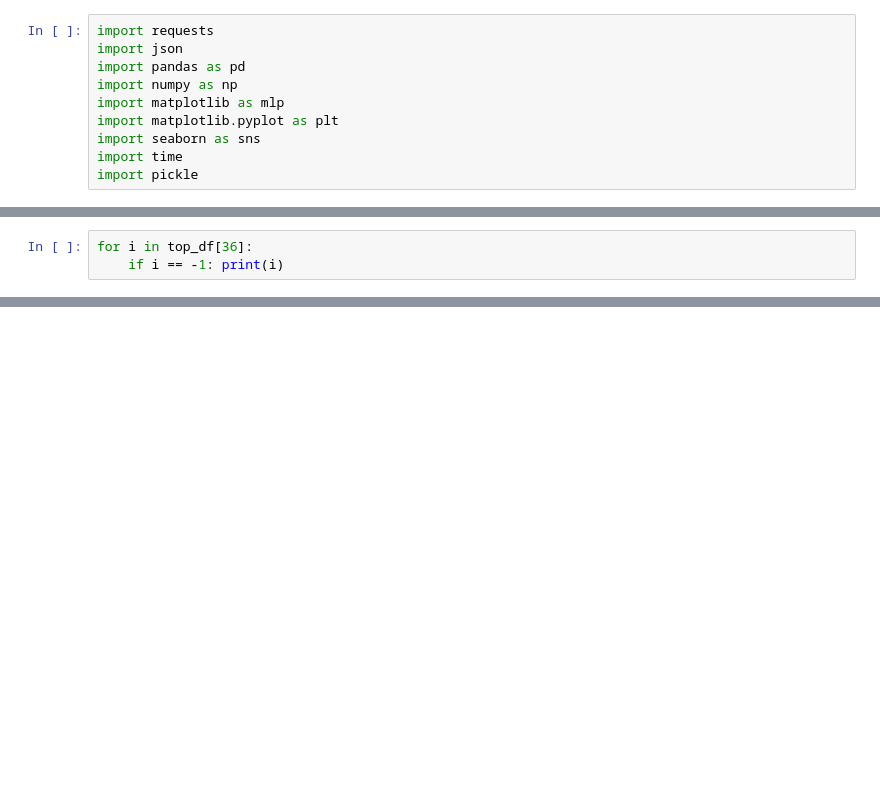
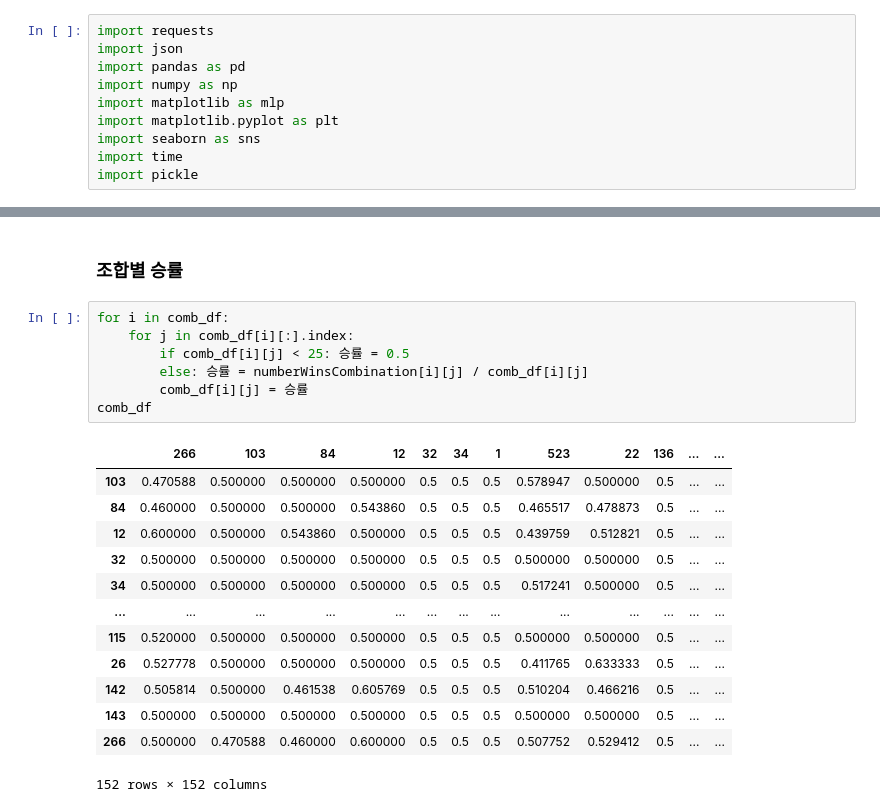
Before and after one commit to CSID-DGU/2020-2-OSSP-CP-DHL-3, a Jupyter notebook: src/jw.ipynb, the cells around one changed output, grey strips where cells are left out. Cells and saved outputs as stored; diff of their text form; blank space fills up the shorter version.

```diff
--- a/src/jw.ipynb
+++ b/src/jw.ipynb
@@ -82,3 +56,0 @@ top_df
-# %%
-for i in top_df[36]:
-    if i == -1: print(i)
@@ -86,0 +140,23 @@ top_df
+# %% [markdown]
+###  조합별 승률
+# %%
+for i in comb_df:
+    for j in comb_df[i][:].index:
+        if comb_df[i][j] < 25: 승률 = 0.5
+        else: 승률 = numberWinsCombination[i][j] / comb_df[i][j]
+        comb_df[i][j] = 승률
+comb_df
+# %% [output]
+|  | 266 | 103 | 84 | 12 | 32 | 34 | 1 | 523 | 22 | 136 | ... | ... |
+| 103 | 0.470588 | 0.500000 | 0.500000 | 0.500000 | 0.5 | 0.5 | 0.5 | 0.578947 | 0.500000 | 0.5 | ... | ... |
+| 84 | 0.460000 | 0.500000 | 0.500000 | 0.543860 | 0.5 | 0.5 | 0.5 | 0.465517 | 0.478873 | 0.5 | ... | ... |
+| 12 | 0.600000 | 0.500000 | 0.543860 | 0.500000 | 0.5 | 0.5 | 0.5 | 0.439759 | 0.512821 | 0.5 | ... | ... |
+| 32 | 0.500000 | 0.500000 | 0.500000 | 0.500000 | 0.5 | 0.5 | 0.5 | 0.500000 | 0.500000 | 0.5 | ... | ... |
+| 34 | 0.500000 | 0.500000 | 0.500000 | 0.500000 | 0.5 | 0.5 | 0.5 | 0.517241 | 0.500000 | 0.5 | ... | ... |
+| ... | ... | ... | ... | ... | ... | ... | ... | ... | ... | ... | ... | ... |
+| 115 | 0.520000 | 0.500000 | 0.500000 | 0.500000 | 0.5 | 0.5 | 0.5 | 0.500000 | 0.500000 | 0.5 | ... | ... |
+| 26 | 0.527778 | 0.500000 | 0.500000 | 0.500000 | 0.5 | 0.5 | 0.5 | 0.411765 | 0.633333 | 0.5 | ... | ... |
+| 142 | 0.505814 | 0.500000 | 0.461538 | 0.605769 | 0.5 | 0.5 | 0.5 | 0.510204 | 0.466216 | 0.5 | ... | ... |
+| 143 | 0.500000 | 0.500000 | 0.500000 | 0.500000 | 0.5 | 0.5 | 0.5 | 0.500000 | 0.500000 | 0.5 | ... | ... |
+| 266 | 0.500000 | 0.470588 | 0.460000 | 0.600000 | 0.5 | 0.5 | 0.5 | 0.507752 | 0.529412 | 0.5 | ... | ... |
+152 rows × 152 columns
```
Also changed, not shown: parts of 11 cells of this notebook, 1 other file.
